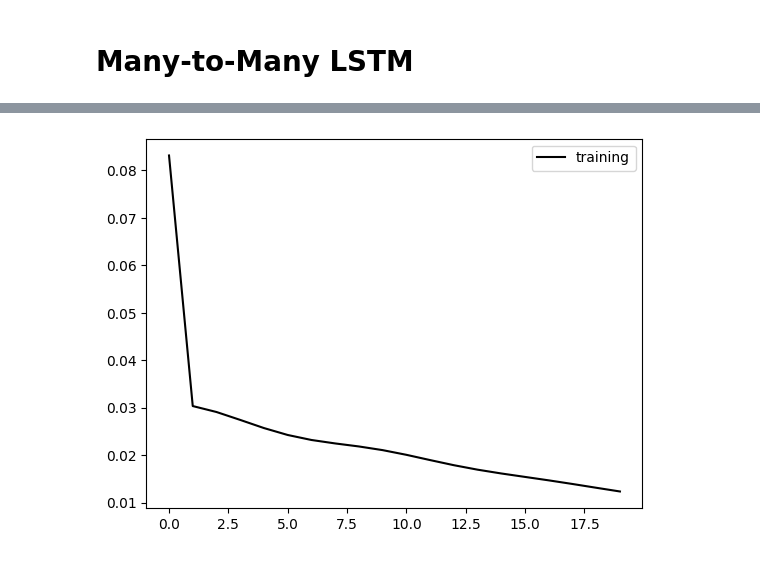
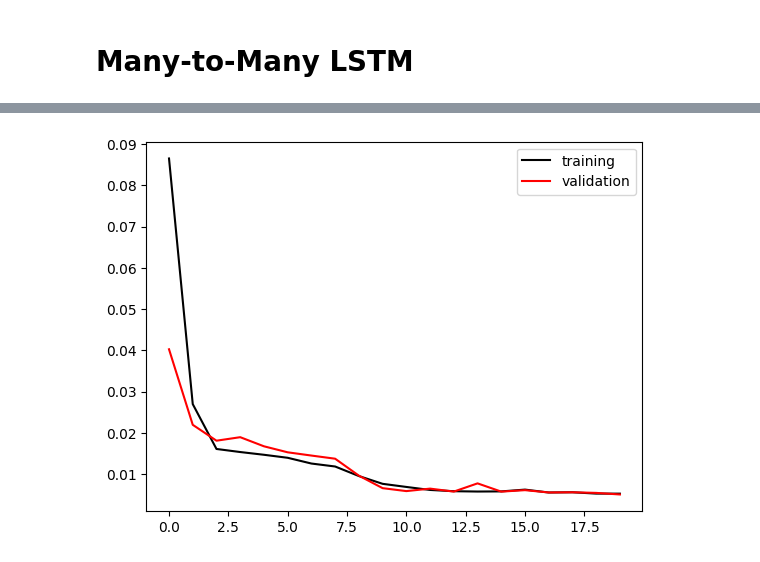
Before and after one commit to mariajmolina/UMDAOSC650, a Jupyter notebook: firstrnn.ipynb, the cells around one changed output, grey strips where cells are left out. Cells and saved outputs as stored; diff of their text form; code cells hidden in the pictures.

```diff
--- a/firstrnn.ipynb
+++ b/firstrnn.ipynb
@@ -512,0 +433,2 @@ test_ds = train_ds.batch(BATCHSIZE, drop_remainder=True)
+# %%
+choose_destiny = 'example2'
@@ -604,0 +546,34 @@ tests_data_gen = combine_generators(test_gen_inp, test_gen_out)
+# %%
+if choose_destiny == 'example1':
+
+    regressor = Sequential()
+
+    # Encoder input: 4 timesteps, n_features per timestep
+    regressor.add(keras.layers.Input(shape=(Lx, n_features)))
+
+    # Return one output per timestep
+    regressor.add(LSTM(50, return_sequences=True)) # for Example 1
+
+    # Map each timestep output to one scalar
+    regressor.add(TimeDistributed(Dense(1)))
+
+if choose_destiny == 'example2' or choose_destiny == 'example3':
+
+    regressor = Sequential()
+
+    # Input: (batch, 4, 1)
+    regressor.add(
+        keras.layers.Input(shape=(Lx, n_features))
+    )
+
+    # Encoder: compress 4-step input into one context vector
+    regressor.add(LSTM(50, return_sequences=False))
+
+    # Repeat context for each desired output timestep
+    regressor.add(RepeatVector(Ly))
+
+    # Decoder: generate output sequence
+    regressor.add(LSTM(50, return_sequences=True))
+
+    # Predict one scalar at each output timestep
+    regressor.add(TimeDistributed(Dense(1)))
@@ -605,10 +606,10 @@ tests_data_gen = combine_generators(test_gen_inp, test_gen_out)
 # %%
 EPOCHS = 20
+
 # train the lstm!
 history = regressor.fit(
-    train_data_gen,
-    validation_data=tests_data_gen,
+    data_gen,
+    validation_data=val_gen,
     epochs=EPOCHS,
-    #steps_per_epoch=len(data_gen_inp)
     )
 # %% [output]
@@ -616,6 +633,7 @@ IndexError: list index out of range
 # %%
-plt.plot(range(0,EPOCHS), history.history['loss'], c='k', label='training')
+plt.plot(range(0, EPOCHS), history.history['loss'], c='k', label='training')
+plt.plot(range(0, EPOCHS), history.history['val_loss'], c='r', label='validation')
 plt.legend()
 plt.show()
 # %% [output]
-[figure, old version]
+[figure, new version]
```
Also changed, not shown: parts of 37 cells of this notebook.
